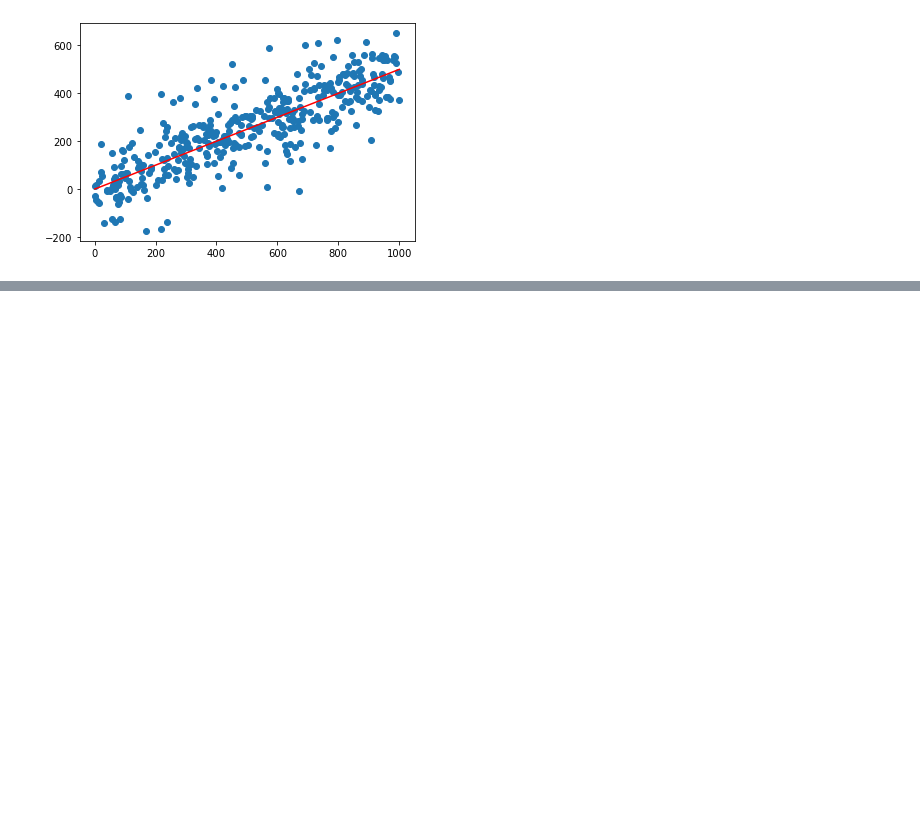
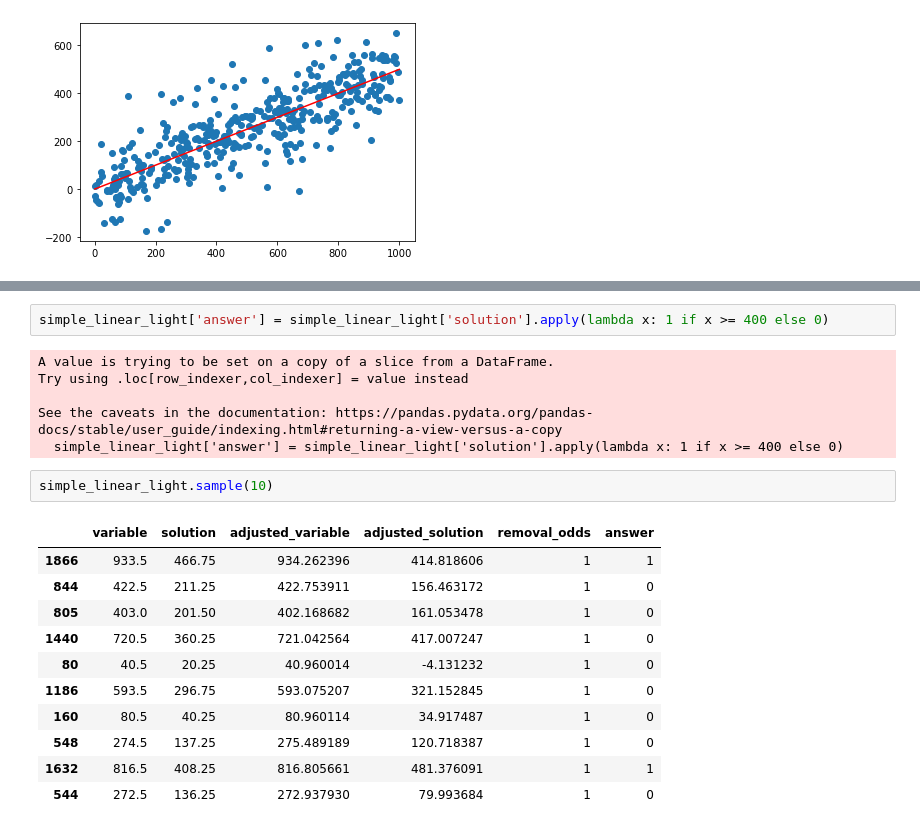
Before and after one commit to wonderbug2020/Synthetic_Data_Creation, a Jupyter notebook: Simple_Linear_Clean.ipynb, the cells around one changed output, grey strips where cells are left out. Drawn from its saved outputs; the diff is of its cells as text; blank space fills up the shorter version.

Commit message:
added in answers

```diff
--- a/Simple_Linear_Clean.ipynb
+++ b/Simple_Linear_Clean.ipynb
@@ -65,0 +71,22 @@ get_random_adder()
+# %%
+simple_linear_light['answer'] = simple_linear_light['solution'].apply(lambda x: 1 if x >= 400 else 0)
+# %% [output]
+A value is trying to be set on a copy of a slice from a DataFrame.
+Try using .loc[row_indexer,col_indexer] = value instead
+
+See the caveats in the documentation: https://pandas.pydata.org/pandas-docs/stable/user_guide/indexing.html#returning-a-view-versus-a-copy
+  simple_linear_light['answer'] = simple_linear_light['solution'].apply(lambda x: 1 if x >= 400 else 0)
+# %%
+simple_linear_light.sample(10)
+# %% [output]
+|  | variable | solution | adjusted_variable | adjusted_solution | removal_odds | answer |
+| 1866 | 933.5 | 466.75 | 934.262396 | 414.818606 | 1 | 1 |
+| 844 | 422.5 | 211.25 | 422.753911 | 156.463172 | 1 | 0 |
+| 805 | 403.0 | 201.50 | 402.168682 | 161.053478 | 1 | 0 |
+| 1440 | 720.5 | 360.25 | 721.042564 | 417.007247 | 1 | 0 |
+| 80 | 40.5 | 20.25 | 40.960014 | -4.131232 | 1 | 0 |
+| 1186 | 593.5 | 296.75 | 593.075207 | 321.152845 | 1 | 0 |
+| 160 | 80.5 | 40.25 | 80.960114 | 34.917487 | 1 | 0 |
+| 548 | 274.5 | 137.25 | 275.489189 | 120.718387 | 1 | 0 |
+| 1632 | 816.5 | 408.25 | 816.805661 | 481.376091 | 1 | 1 |
+| 544 | 272.5 | 136.25 | 272.937930 | 79.993684 | 1 | 0 |
```
Also changed, not shown: parts of 2 cells of this notebook.
